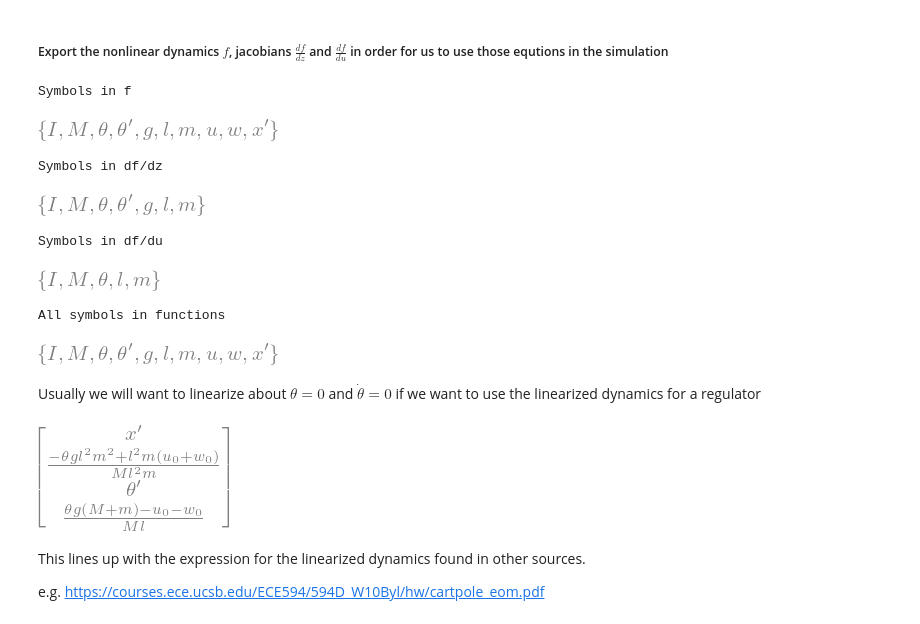
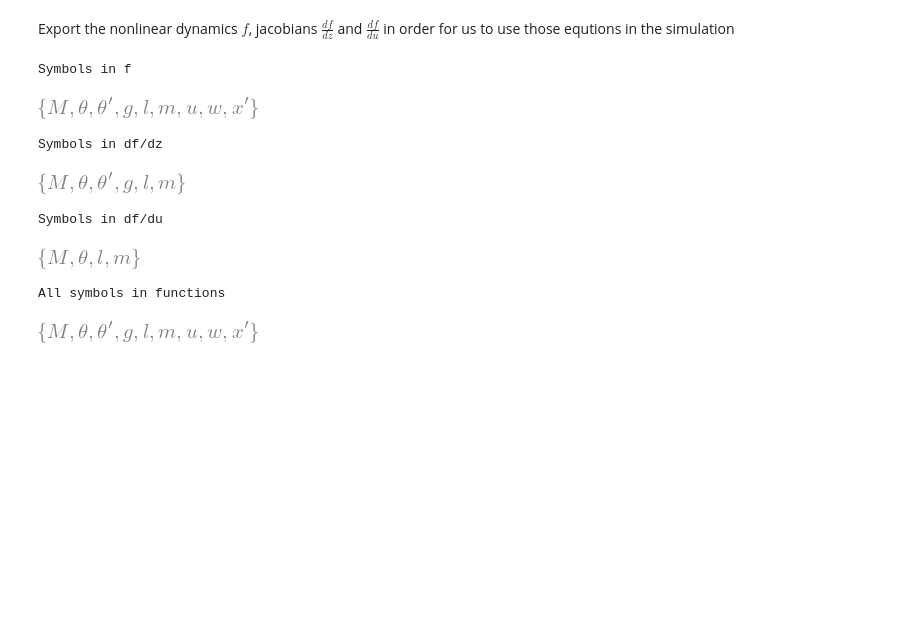
Before and after one commit to Martin-Ansteensen/cart-pole, a Jupyter notebook: dynamics.ipynb, the cells around one changed output. Cells and saved outputs as stored; diff of their text form; code cells hidden in the pictures; blank space fills up the shorter version.

```diff
--- a/dynamics.ipynb
+++ b/dynamics.ipynb
@@ -16,6 +107,6 @@ https://en.wikipedia.org/wiki/Inverted_pend
 # %%
 x, x_d, x_dd, th, th_d, th_dd = sp.symbols('x x\' x\'\' \\theta \\theta\' \\theta\'\'')   # x, x_dot, x_ddot, theta, theta_dot, theta_ddot
-m, M , l, I, g, w, u = sp.symbols('m M l I g w u')
+m, M , l, g, w, u = sp.symbols('m M l g w u')
 F = u + w                           # control action + disturbance
 
 # Calculate a direct expression for the derivatives. x_dot and theta_dot
@@ -24,12 +115,12 @@ F = u + w                           # control action + disturbance
 # Nonlinear dynamics for d = (x_ddot, theta_ddot), A*d' = B*d
 A = sp.Matrix([
     [M + m,                  -l * m * cos(th)],
-    [-l * m * cos(th),     m * l ** 2 + I]
+    [-l * m * cos(th),     m * l ** 2]
 ])
 
 b = sp.Matrix([
-    -l * m * sin(-th) * th_d ** 2 + F,
-    g * l * m * sin(-th)
+    -l * m * sin(th) * th_d ** 2 + F,
+    g * l * m * sin(th)
 ])
 
 # Compute d = (x_ddot, th_ddot) = A^-1 * b
@@ -55,7 +146,7 @@ q0 = sp.Matrix([*z0, u0, w0])
 
 # Formula for linearization for f(x) wrt. x: f(x) = f(x0) + f'(x0)(x - x0)
 f_linearized = f.subs(zip(q, q0)) + f.jacobian(z).subs(zip(q, q0))*(z-z0)
-print('Linear dynamics')
+print('Linearized dynamics')
 display(sp.Eq(z_d, f_linearized))
 # %% [output]
 Nonlinear dynamics
@@ -65,17 +158,15 @@ Linear dynamics
 # %%
-# In reality, we are not interested in the full linearization, only
-# the derivatives with respect to our state and control action.
 # In addition, w will be chosen as 0
-g = f.subs([(w, 0)])
+f_sub = f.subs([(w, 0)])
 
-df_du = g.jacobian([u]); df_du.simplify()
+df_du = f_sub.jacobian([u]); df_du.simplify()
 print('Jacobian wrt. the control action: df / du')
 display(df_du)
 
 # In addition, when considering the jacobian wrt. the states
 # u will be chosen as 0
-g = f.subs([(w, 0), (u, 0)])
-df_dz = g.jacobian(z); df_dz.simplify()
+f_sub = f.subs([(w, 0), (u, 0)])
+df_dz = f_sub.jacobian(z); df_dz.simplify()
 print('Jacobian wrt. the states: df / dz')
 display(df_dz)
 # %% [output]
@@ -85,0 +179,12 @@ Jacobian wrt. the states: df / dz
+# %%
+Ek, Ep = sp.symbols('E_k, E_p')     # kinetic and potential energy
+Ek = sp.Rational(1, 2) * (M + m) * x_d **2
+Ek += - m * l * x_d * th_d * cos(th)
+Ek += sp.Rational(1, 2) * m * l ** 2 * th_d ** 2
+Ep = m * g * l * cos(th)
+
+print('Total kinetic energy: E_k')
+display(Ek)
+
+print('Total potential energy: E_p')
+display(Ep)
@@ -86,47 +196,34 @@ Jacobian wrt. the states: df / dz
 # %% [markdown]
-##### Export the nonlinear dynamics $f$, jacobians $\frac{df}{dz}$ and $\frac{df}{du}$ in order for us to use those equtions in the simulation
+Export the nonlinear dynamics $f$, jacobians $\frac{df}{dz}$ and $\frac{df}{du}$ in order for us to use those equtions in the simulation
 # %%
 
 pkl_path = 'cart_pole/dynamics.pkl'
 
 all_symbols = set()
 all_symbols.update(f.free_symbols)
 all_symbols.update(df_dz.free_symbols)
 all_symbols.update(df_du.free_symbols)
 
 
 with open(pkl_path, 'wb') as outfile:
     pickle.dump({'f': f, 'df_dz': df_dz, 'df_du': df_du, 'state_symbols': z,
                  'state_dot_symbols': z_d, 'u_symbol': u, 'w_symbol': w,
-                 'func_symbols': all_symbols}, outfile)
+                 'func_symbols': all_symbols, 'Ek': Ek, 'Ep': Ep}, outfile)
 
 print('Symbols in f')
 display(f.free_symbols)
 print('Symbols in df/dz')
 display(df_dz.free_symbols)
 print('Symbols in df/du')
 display(df_du.free_symbols)
 print('All symbols in functions')
 display(all_symbols)
 # %% [output]
 Symbols in f
-[figure, old version]
+[figure, new version]
 Symbols in df/dz
-[figure, old version]
+[figure, new version]
 Symbols in df/du
-[figure, old version]
+[figure, new version]
 All symbols in functions
-[figure, old version]
+[figure, new version]
-# %% [markdown]
-Usually we will want to linearize about $\theta=0$ and $\dot{\theta}=0$ if we want to use the linearized dynamics for a regulator
-# %%
-g = f_linearized.subs([(th0, 0), (th0_d, 0)])
-g.simplify()
-g = g.subs([(I, 0)])        # This is additional inertia about the COM of the pole, which many sources assume 0
-g
-# %% [output]
-[figure, removed]
-# %% [markdown]
-This lines up with the expression for the linearized dynamics found in other sources.
-
-e.g. https://courses.ece.ucsb.edu/ECE594/594D_W10Byl/hw/cartpole_eom.pdf
```
Also changed, not shown: parts of 8 cells of this notebook, 6 other files.
